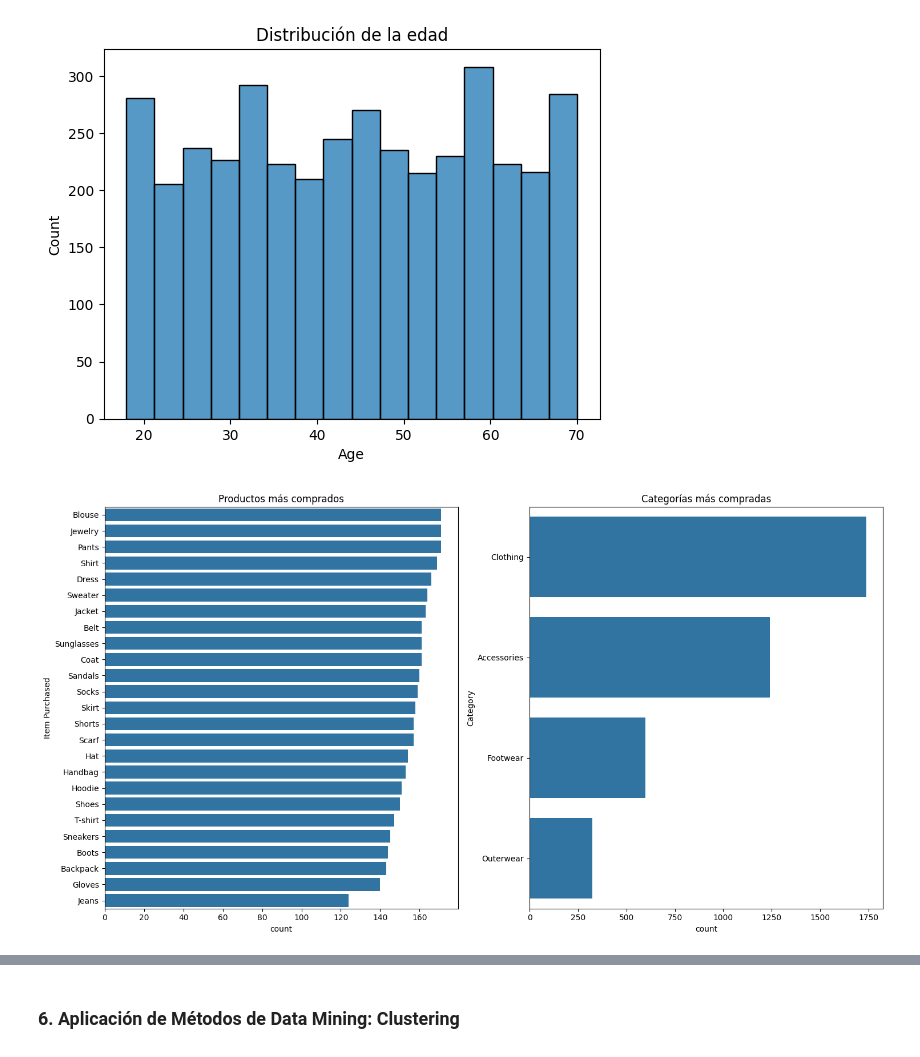
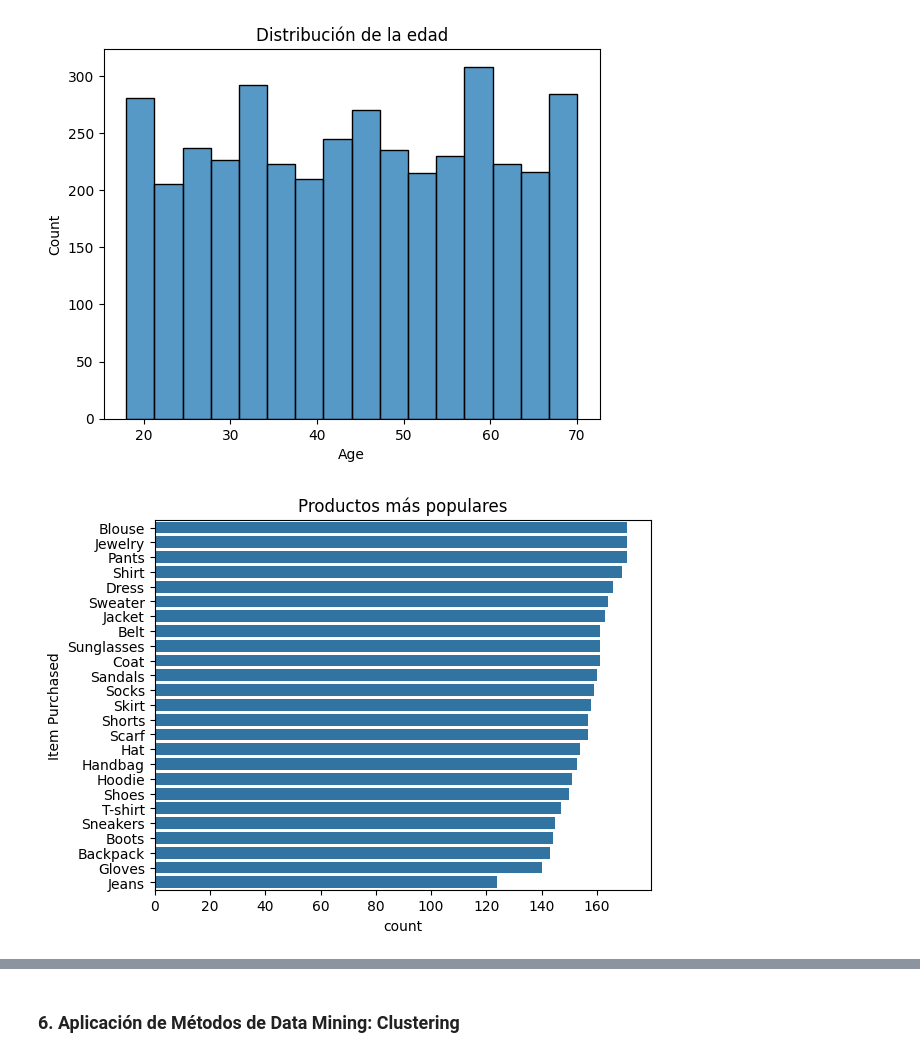
Before and after one commit to kepler296e/tp_info, a Jupyter notebook: notebook.ipynb, the cells around one changed output, grey strips where cells are left out. Drawn from its saved outputs; the diff is of its cells as text; code cells hidden in the pictures.

```diff
--- a/notebook.ipynb
+++ b/notebook.ipynb
@@ -82,16 +82,9 @@ plt.show()
 # %% [output]
 [figure]
 # %%
-# Vemos los productos y las categorías más compradas
-fig, axes = plt.subplots(1, 2, figsize=(15, 8))
-
-sns.countplot(data=df, y='Item Purchased', order=df['Item Purchased'].value_counts().index, ax=axes[0])
-axes[0].set_title('Productos más comprados')
-
-sns.countplot(data=df, y='Category', order=df['Category'].value_counts().index, ax=axes[1])
-axes[1].set_title('Categorías más compradas')
-
-plt.tight_layout()
+# Vemos los productos más populares
+sns.countplot(data=df, y='Item Purchased', order=df['Item Purchased'].value_counts().index)
+plt.title('Productos más populares')
 plt.show()
 # %% [output]
-[figure, old version]
+[figure, new version]
```
Also changed, not shown: parts of 3 cells of this notebook.
